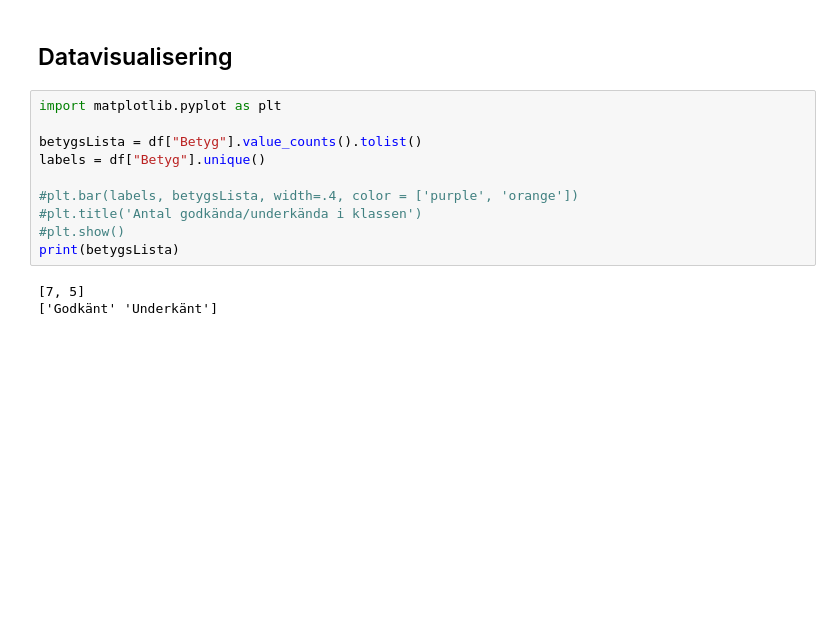
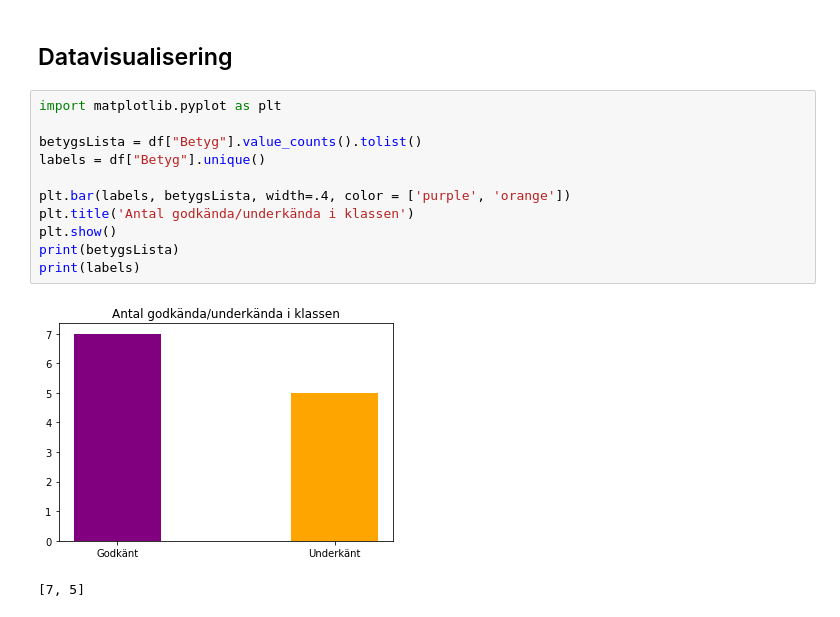
Before and after one commit to JonasNTI/Jonas_TE19C, a Jupyter notebook: Programmering i vardagen/dataanalys/Intro/pandas_genomgång.ipynb, the cells around one changed output. Cells and saved outputs as stored; diff of their text form; blank space fills up the shorter version.

```diff
--- a/Programmering i vardagen/dataanalys/Intro/pandas_genomgång.ipynb
+++ b/Programmering i vardagen/dataanalys/Intro/pandas_genomgång.ipynb
@@ -67,13 +67,14 @@ df_U
 # %%
 import matplotlib.pyplot as plt
 
 betygsLista = df["Betyg"].value_counts().tolist()
 labels = df["Betyg"].unique()
 
-#plt.bar(labels, betygsLista, width=.4, color = ['purple', 'orange'])
-#plt.title('Antal godkända/underkända i klassen')
-#plt.show()
+plt.bar(labels, betygsLista, width=.4, color = ['purple', 'orange'])
+plt.title('Antal godkända/underkända i klassen')
+plt.show()
 print(betygsLista)
+print(labels)
 # %% [output]
+[figure, added]
 [7, 5]
-['Godkänt' 'Underkänt']
```
Also changed, not shown: 1 other file.
